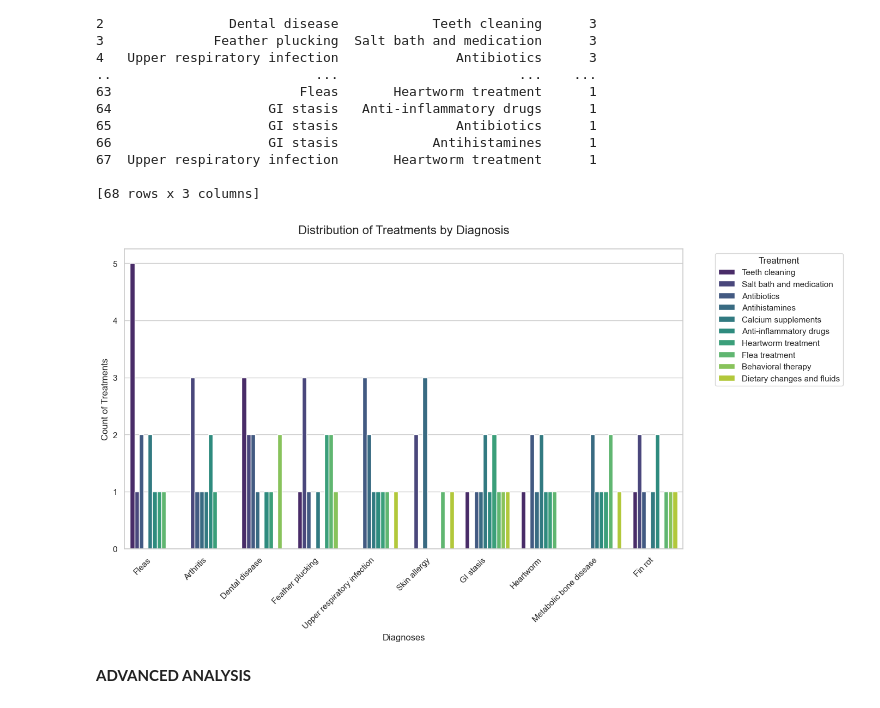
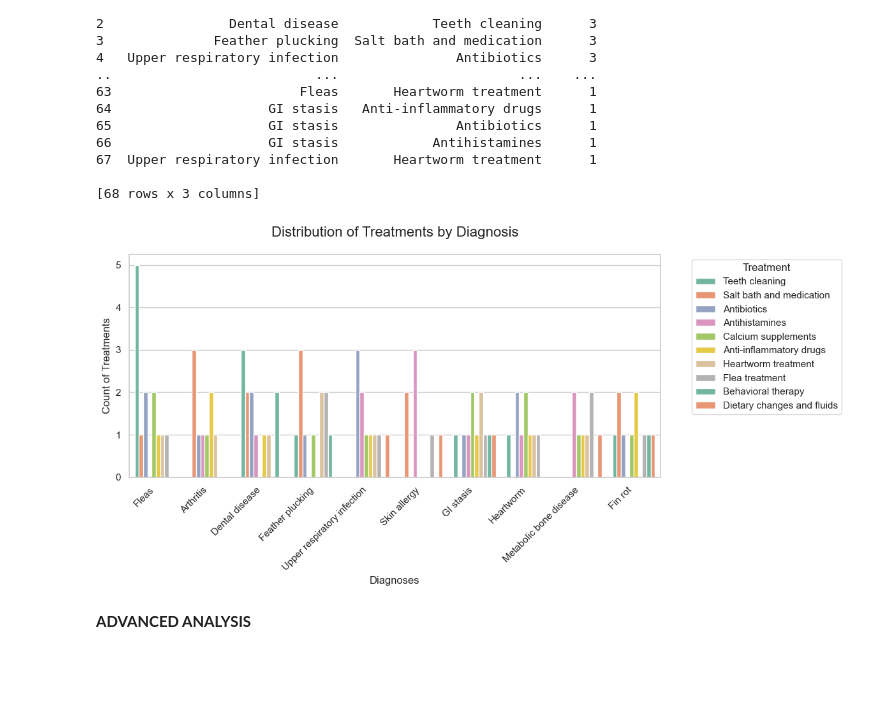
Before and after one commit to Neerson/Veterinary-project, a Jupyter notebook: Vert.ipynb, the cells around one changed output. Cells and saved outputs as stored; diff of their text form; code cells hidden in the pictures; blank space fills up the shorter version.

Commit message:
feat: Improve color coding for treatment distribution by diagnosis
- Updated the color palette to "Set2" for better distinction between treatment types.
- Retained readability enhancements such as rotated x-axis labels and a clear legend.

```diff
--- a/Vert.ipynb
+++ b/Vert.ipynb
@@ -226,39 +226,37 @@ print(treatment_distribution)
 
 [68 rows x 3 columns]
 # %%
-# visualization
-plt.figure(figsize=(14, 8))  # let's Set the figure size for better readability
-sns.set_theme(style="whitegrid")  # whitegrid for better readability
+# lets create a visualization of treatment by diagnoses
+plt.figure(figsize=(12, 6))  # Set the figure size for better readability
+sns.set_theme(style="whitegrid")  # Use a clean grid style for the plot
 
-# Create a bar plot to visualize the distribution of treatments for each diagnosis
+# Create a bar plot with a distinct color palette
 sns.barplot(
     data=treatment_distribution,
     x="Diagnoses",  # X-axis: Diagnoses
     y="Count",      # Y-axis: Count of treatments
     hue="Treatment", # Color bars by Treatment type
-    palette="viridis",  # Use a visually appealing color palette
+    palette="Set2",  # Use a distinct color palette (e.g., "Set2", "tab10", "Paired")
 )
+
 # Add plot title and labels
 plt.title("Distribution of Treatments by Diagnosis", fontsize=16, pad=20)
 plt.xlabel("Diagnoses", fontsize=12)
 plt.ylabel("Count of Treatments", fontsize=12)
 
-# Rotate x-axis labels for better readability if needed
+# Rotate x-axis labels for better readability
 plt.xticks(rotation=45, ha="right")
 
 # Add a legend to distinguish treatments
 plt.legend(title="Treatment", bbox_to_anchor=(1.05, 1), loc="upper left")
 
 # Adjust layout to prevent overlapping elements
 plt.tight_layout()
 
-# Save the plot as an image file (optional)
-plt.savefig("treatment_distribution_by_diagnosis.png", dpi=300, bbox_inches="tight")
-
 # Display the plot
 plt.show()
 # %% [output]
-[figure, old version]
+[figure, new version]
 # %% [markdown]
 **ADVANCED ANALYSIS**
 # %%
```
